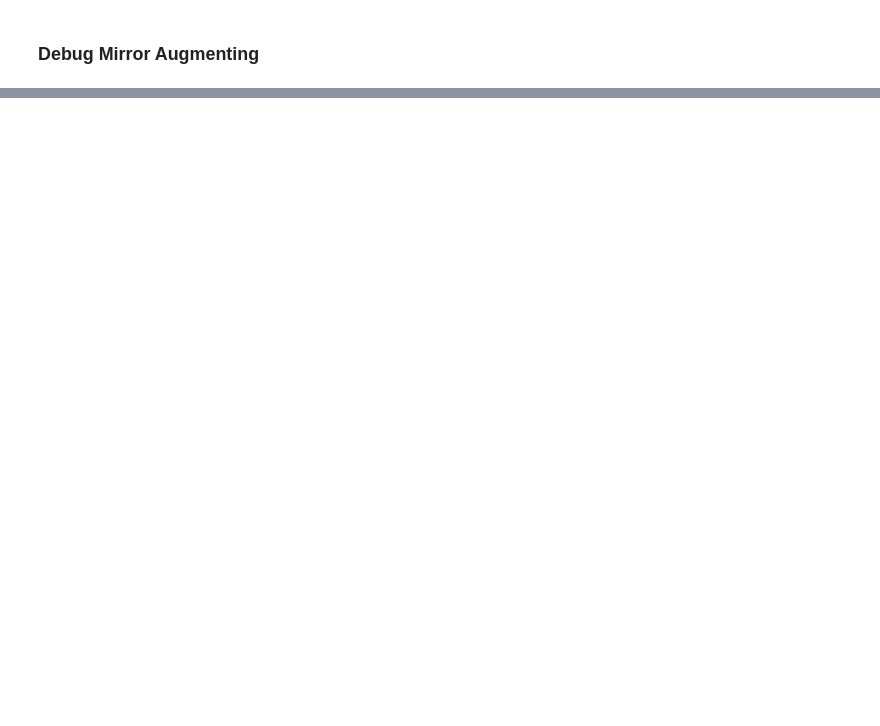
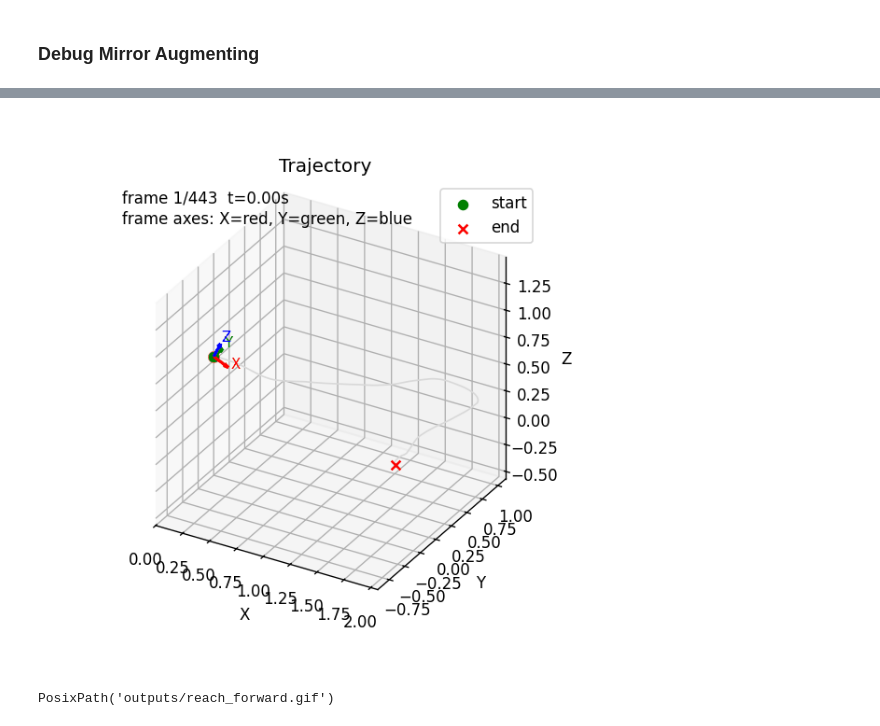
Before and after one commit to MATH-286-Pro/Tool-AR-To-Trajectory, a Jupyter notebook: trajs_ar.ipynb, the cells around one changed output, grey strips where cells are left out. Saved outputs shown, nothing was run; the diff lists cells and outputs as text; code cells hidden in the pictures; blank space fills up the shorter version.

```diff
--- a/trajs_ar.ipynb
+++ b/trajs_ar.ipynb
@@ -267,0 +310,14 @@ PLOT_PKL(
+# %%
+tools_plot.plot_traj_gif(
+    debug_original,
+    save_path="outputs/reach_forward.gif",
+    view="normal",
+    fps=20,
+    stride=10,
+    axis_len=0.15,
+    show_frame_history=True,
+    frame_history_stride=10,
+)
+# %% [output]
+[figure, added]
+PosixPath('outputs/reach_forward.gif')
```
Also changed, not shown: parts of 6 cells of this notebook, 1 other file.
